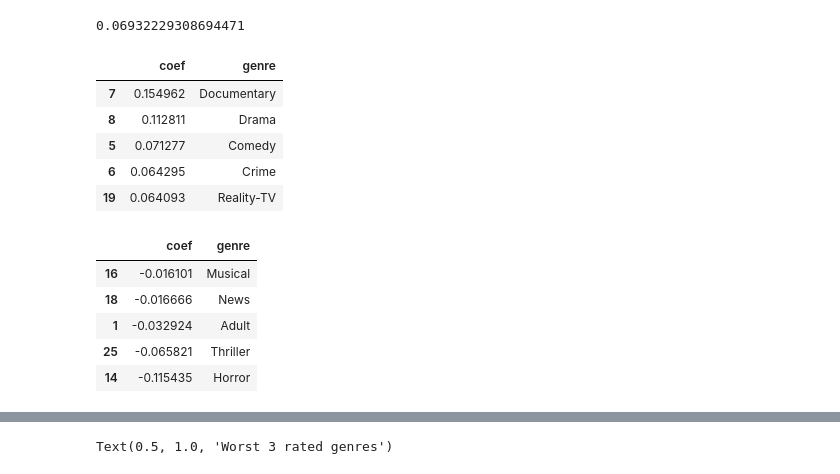
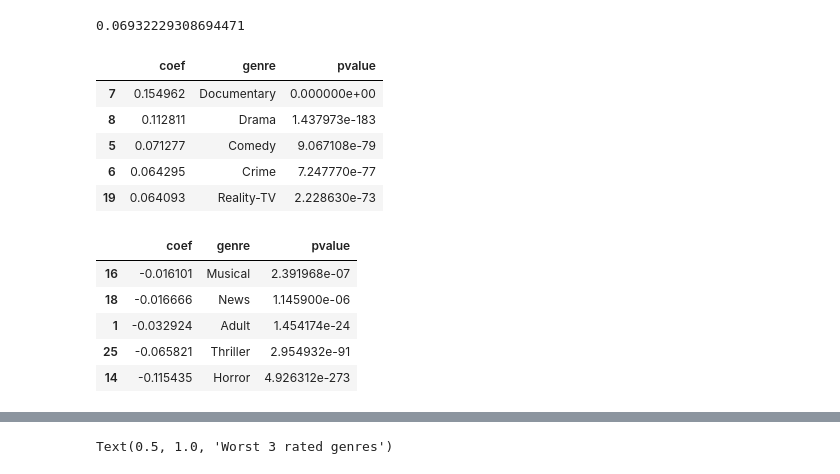
Before and after one commit to AdrianPauer/PRIDAV, a Jupyter notebook: PauerVersion.ipynb, the cells around one changed output, grey strips where cells are left out. Saved outputs shown, nothing was run; the diff lists cells and outputs as text; code cells hidden in the pictures.

```diff
--- a/PauerVersion.ipynb
+++ b/PauerVersion.ipynb
@@ -221,8 +194,5 @@ avg[['genre','avgRat']]
 # %%
 # regression analysis
-genres = pd.DataFrame(genresEncoded, columns = mlb.classes_)
-genres['averageRating'] = atributes['averageRating']
-genres['startYear'] = atributes['startYear']
 genres['runtimeMinutes'] = atributes['runtimeMinutes']
 
 # normalise data to z score
@@ -253,20 +223,44 @@ reg = LinearRegression().fit(X, y)
 reg.score(X,y)
 # %% [output]
 0.06932229308694471
+# %%
+import scipy.stats
+# statistical test for coefficients
+# H0: coef = 0 H1: coef != 0
+
+p_values = []
+for i in range(1,29):
+  a = genres[mlb.classes_].values
+  b  = np.array([np.ones(97283)])
+  X2 = np.concatenate((b.T,a), axis = 1)
+
+  betaHAT = np.array([reg.intercept_ ]+ list(reg.coef_))
+  n = 97283
+  a = np.zeros(29)
+  a[i] = 1
+
+  SSe = sum( (reg.predict(X) - genres['averageRating'])**2 )
+  S = ( SSe/(n-29) ) ** (1/2)
+  # testova statistika:
+  T = (a.T @ betaHAT ) / ( S*np.sqrt( a.T @ np.linalg.solve(X2.T @ X2,np.eye(29)) @ a ) )
+
+  #find p-value
+  p = scipy.stats.t.sf(abs(T), df=n-29) * 2
+  p_values.append(p)
 # %%
-result = pd.DataFrame(zip(reg.coef_,reg.feature_names_in_),columns = ['coef','genre']).sort_values(by = 'coef', ascending = False )
+result = pd.DataFrame(zip(reg.coef_,reg.feature_names_in_,p_values),columns = ['coef','genre','pvalue']).sort_values(by = 'coef', ascending = False )
 display(result.head())
 result.tail()
 # %% [output]
-|  | coef | genre |
-| 7 | 0.154962 | Documentary |
-| 8 | 0.112811 | Drama |
-| 5 | 0.071277 | Comedy |
-| 6 | 0.064295 | Crime |
-| 19 | 0.064093 | Reality-TV |
+|  | coef | genre | pvalue |
+| 7 | 0.154962 | Documentary | 0.000000e+00 |
+| 8 | 0.112811 | Drama | 1.437973e-183 |
+| 5 | 0.071277 | Comedy | 9.067108e-79 |
+| 6 | 0.064295 | Crime | 7.247770e-77 |
+| 19 | 0.064093 | Reality-TV | 2.228630e-73 |
-|  | coef | genre |
-| 16 | -0.016101 | Musical |
-| 18 | -0.016666 | News |
-| 1 | -0.032924 | Adult |
-| 25 | -0.065821 | Thriller |
-| 14 | -0.115435 | Horror |
+|  | coef | genre | pvalue |
+| 16 | -0.016101 | Musical | 2.391968e-07 |
+| 18 | -0.016666 | News | 1.145900e-06 |
+| 1 | -0.032924 | Adult | 1.454174e-24 |
+| 25 | -0.065821 | Thriller | 2.954932e-91 |
+| 14 | -0.115435 | Horror | 4.926312e-273 |
```
Also changed, not shown: parts of 11 cells of this notebook.
